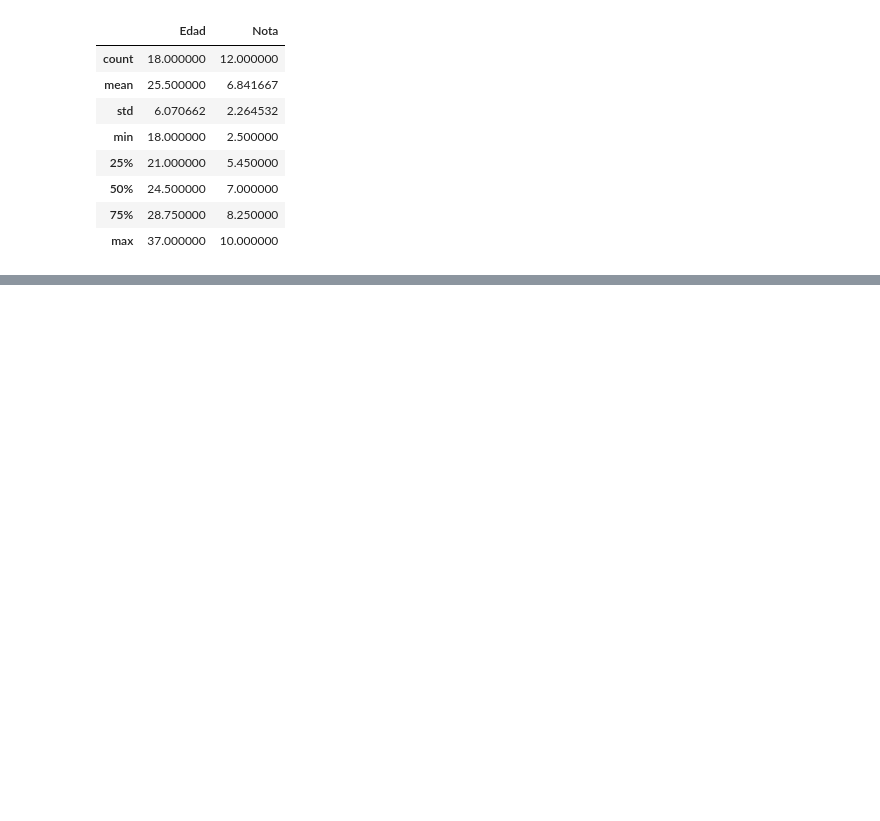
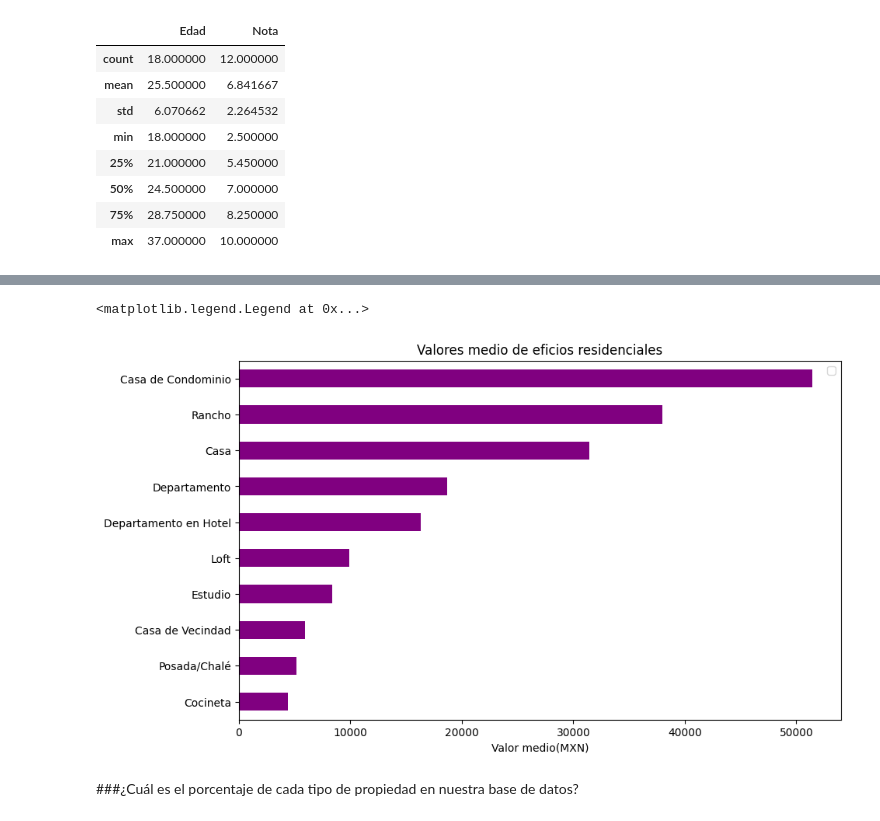
Before and after one commit to JLuceroVasquez/pandas-conociendo-la-biblioteca, a Jupyter notebook: inmuebles_cdmx.ipynb, the cells around one changed output, grey strips where cells are left out. Saved outputs shown, nothing was run; the diff lists cells and outputs as text; code cells hidden in the pictures; blank space fills up the shorter version.

```diff
--- a/inmuebles_cdmx.ipynb
+++ b/inmuebles_cdmx.ipynb
@@ -166,0 +233,4 @@ proyecto.describe()
+# %%
+#Se filtran los datos con el método query que no son corresponden a edificios comerciales.
+datos_residencial = datos.query('@edificios_comerciales not in Tipo')
+datos_residencial.sample(5)
@@ -166,0 +244,4 @@ proyecto.describe()
+# %%
+#Se agrupan los datos por tipo de edificio y valor medio.
+tiposresidencial_valor = datos_residencial.groupby('Tipo')[['Valor']].mean().sort_values('Valor')
+tiposresidencial_valor
@@ -166,0 +261,12 @@ proyecto.describe()
+# %%
+#Se genera un gráfico de barras con los valores medios de edificios residenciales.
+eje_residencial_valor = tiposresidencial_valor.plot(kind='barh', figsize=(10,6),
+                                              title = 'Valores medio de eficios residenciales',
+                                              xlabel = 'Valor medio(MXN)', color='purple')
+eje_residencial_valor.set_ylabel('')
+eje_residencial_valor.legend('')
+# %% [output]
+<matplotlib.legend.Legend at 0x...>
+[figure, added]
+# %% [markdown]
+###¿Cuál es el porcentaje de cada tipo de propiedad en nuestra base de datos?
```
Also changed, not shown: parts of 49 cells of this notebook.
